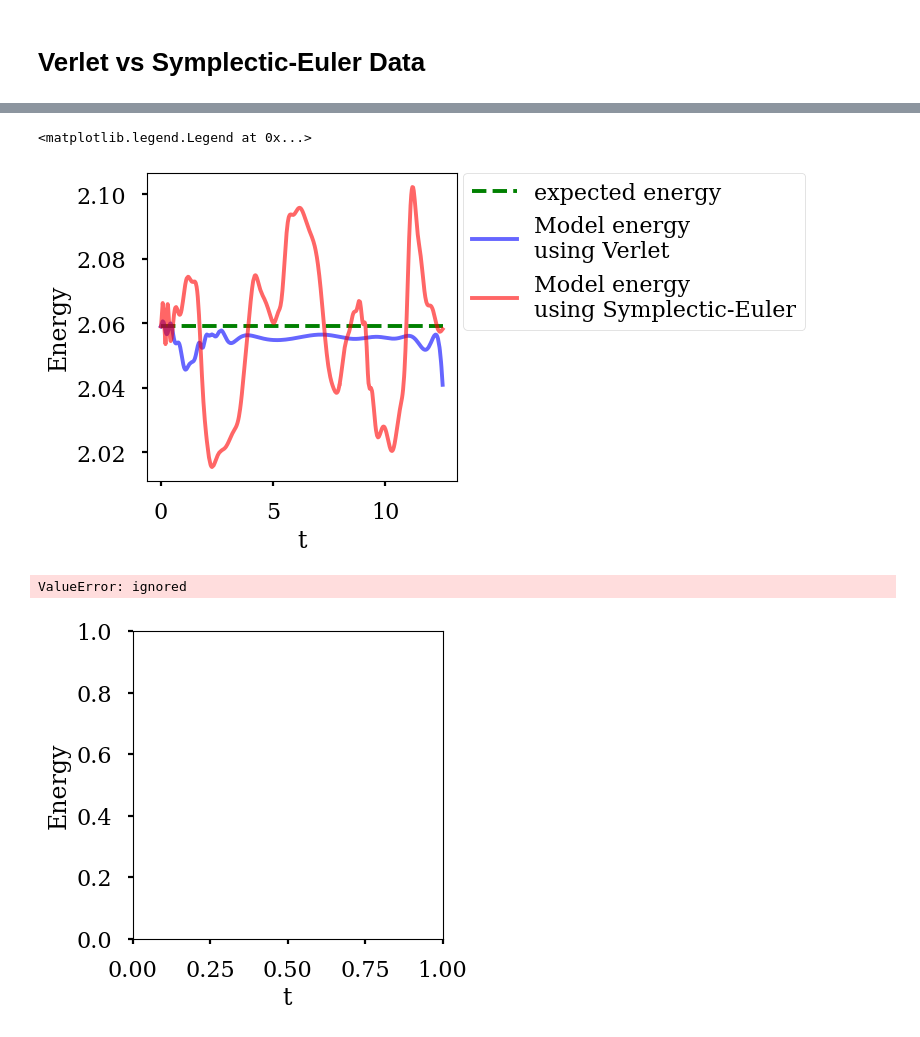
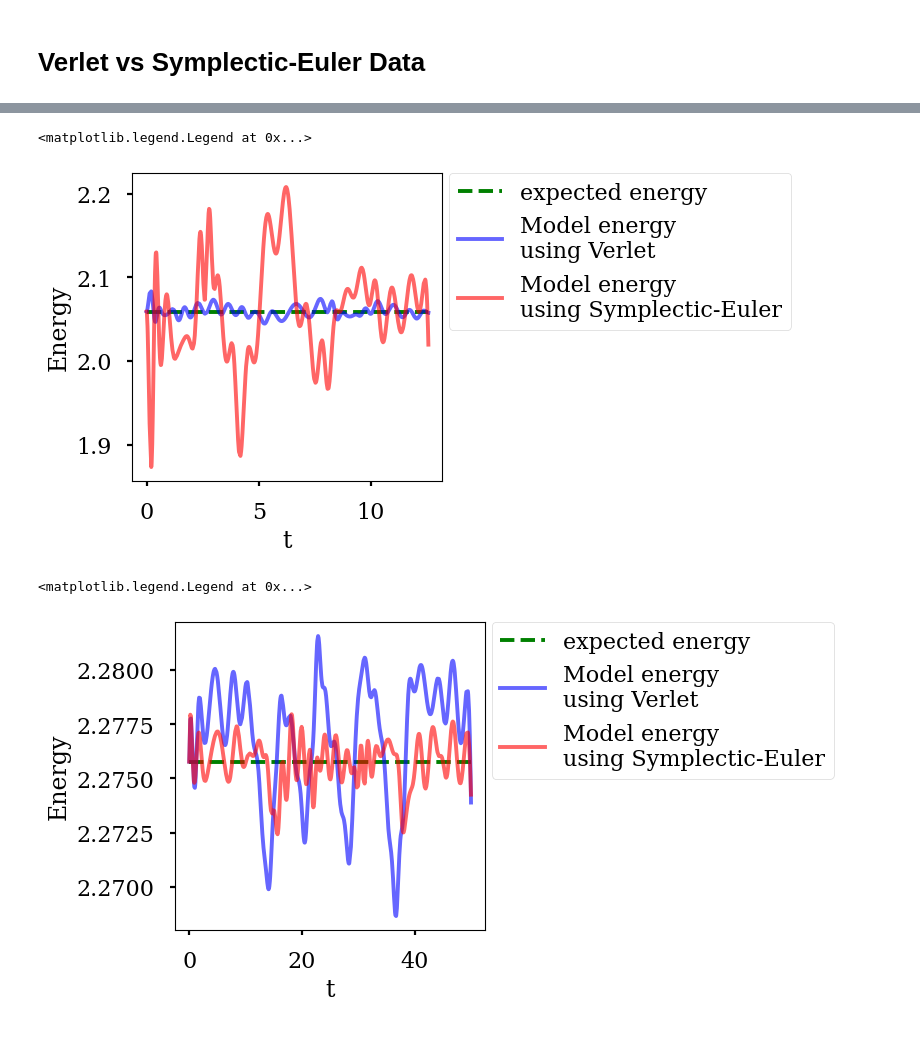
Before and after one commit to tayfununal/solving_hamiltonian_with_deeplearning, a Jupyter notebook: stage.ipynb, the cells around one changed output, grey strips where cells are left out. Saved outputs shown, nothing was run; the diff lists cells and outputs as text; code cells hidden in the pictures.

```diff
--- a/stage.ipynb
+++ b/stage.ipynb
@@ -146,8 +146,8 @@ def lv_T(p):
 def lv_V(q):
   return (4/3) * tf.math.exp(q) - (2/3) * q
 
-lv_model = Hamiltonian(solver=verlet(lv_T, lv_V, initial_point=[-0.105, -0.105], t_interval=[0, 50], h=40), input_dim=1, output_dim=2,
-            hidden_layer=20, each_neuron=64, activation_func=tf.math.sin, epoch=4000 ,batch_size=2000, learning_rate=0.0001, h_for_t_created=10000)
+lv_model = Hamiltonian(solver=verlet(lv_T, lv_V, initial_point=[-0.105, -0.105], t_interval=[0, 50], h=45), input_dim=1, output_dim=2,
+            hidden_layer=20, each_neuron=64, activation_func=tf.math.sin, epoch=5000 ,batch_size=10000, learning_rate=0.0001, h_for_t_created=10000)
 # %%
 plt.figure(figsize = (4, 4))
 plt.xlabel('x', fontsize=17)
@@ -304,8 +304,8 @@ def s_lv_T(p):
 def s_lv_V(q):
   return (4/3) * tf.math.exp(q) - (2/3) * q
 
-s_lv_model = Hamiltonian(solver=symplectic_euler(s_lv_T, s_lv_V, initial_point=[-0.105, -0.105], t_interval=[0, 50], h=90), input_dim=1, output_dim=2,
-            hidden_layer=20, each_neuron=64, activation_func=tf.math.sin, epoch=4000 ,batch_size=2000, learning_rate=0.0001, h_for_t_created=10000)
+s_lv_model = Hamiltonian(solver=symplectic_euler(s_lv_T, s_lv_V, initial_point=[-0.105, -0.105], t_interval=[0, 50], h=45), input_dim=1, output_dim=2,
+            hidden_layer=20, each_neuron=64, activation_func=tf.math.sin, epoch=5000 ,batch_size=10000, learning_rate=0.0001, h_for_t_created=10000)
 # %%
 plt.figure(figsize = (4, 4))
 plt.xlabel('x', fontsize=17)
@@ -400,24 +400,24 @@ plt.figure(figsize = (4, 4))
 plt.xlabel('t', fontsize=17)
 plt.ylabel('Energy', fontsize=17)
 
-plt.plot(np.linspace(0., 4 * np.pi, 20), non_energy, '--', c='green', alpha=1, label='expected energy')
+plt.plot(np.linspace(0., 4 * np.pi, 25), non_energy, '--', c='green', alpha=1, label='expected energy')
 plt.plot(non_os_test_t, non_energy_new, alpha=0.6, c="blue", label='Model energy\nusing Verlet')
 plt.plot(s_non_os_test_t, s_non_energy_new, alpha=0.6, c="red", label='Model energy\nusing Symplectic-Euler')
 
 plt.legend(loc='upper right', bbox_to_anchor=(2.16, 1.036))
 # %% [output]
 <matplotlib.legend.Legend at 0x...>
-[figure, old version]
+[figure, new version]
 # %%
 plt.figure(figsize = (4, 4))
 plt.xlabel('t', fontsize=17)
 plt.ylabel('Energy', fontsize=17)
 
-plt.plot(np.linspace(0., 50.0, 40), lv_energy, '--', c='green', alpha=1, label='expected energy')
+plt.plot(np.linspace(0., 50.0, 45), lv_energy, '--', c='green', alpha=1, label='expected energy')
 plt.plot(lv_test_t, lv_energy_new, c='blue', alpha=0.6, label='Model energy\nusing Verlet')
 plt.plot(s_lv_test_t, s_lv_energy_new,c='red', alpha=0.6, label='Model energy\nusing Symplectic-Euler')
 
 plt.legend(loc='upper right', bbox_to_anchor=(2.16, 1.036))
 # %% [output]
-ValueError: ignored
+<matplotlib.legend.Legend at 0x...>
-[figure, old version]
+[figure, new version]
```
Also changed, not shown: parts of 19 cells of this notebook.
